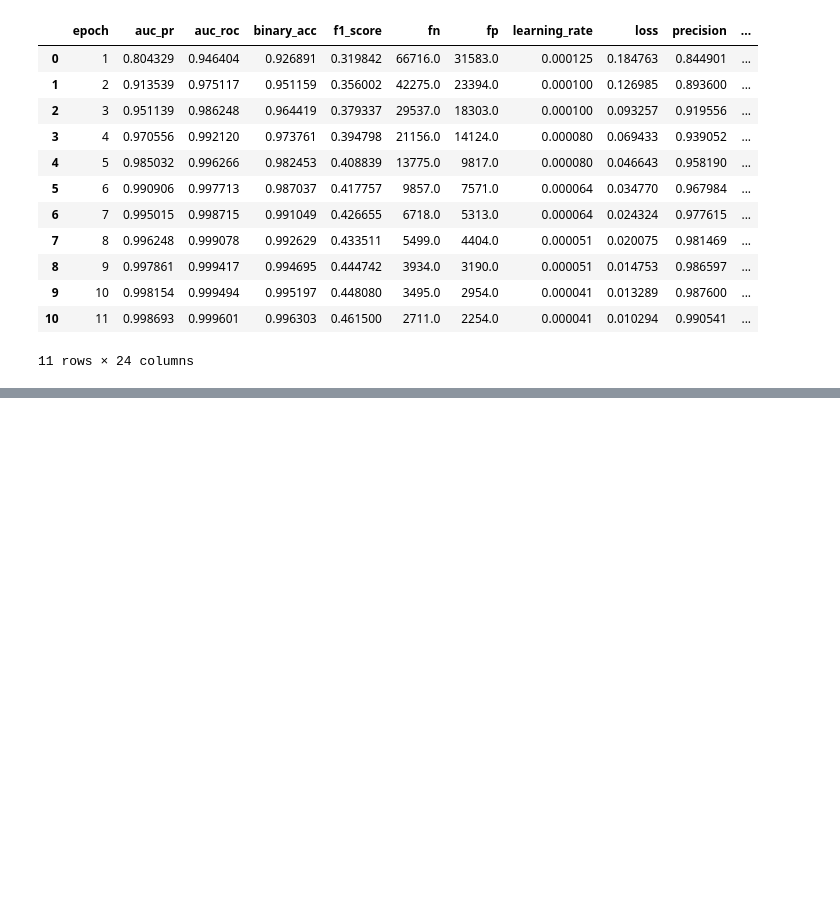
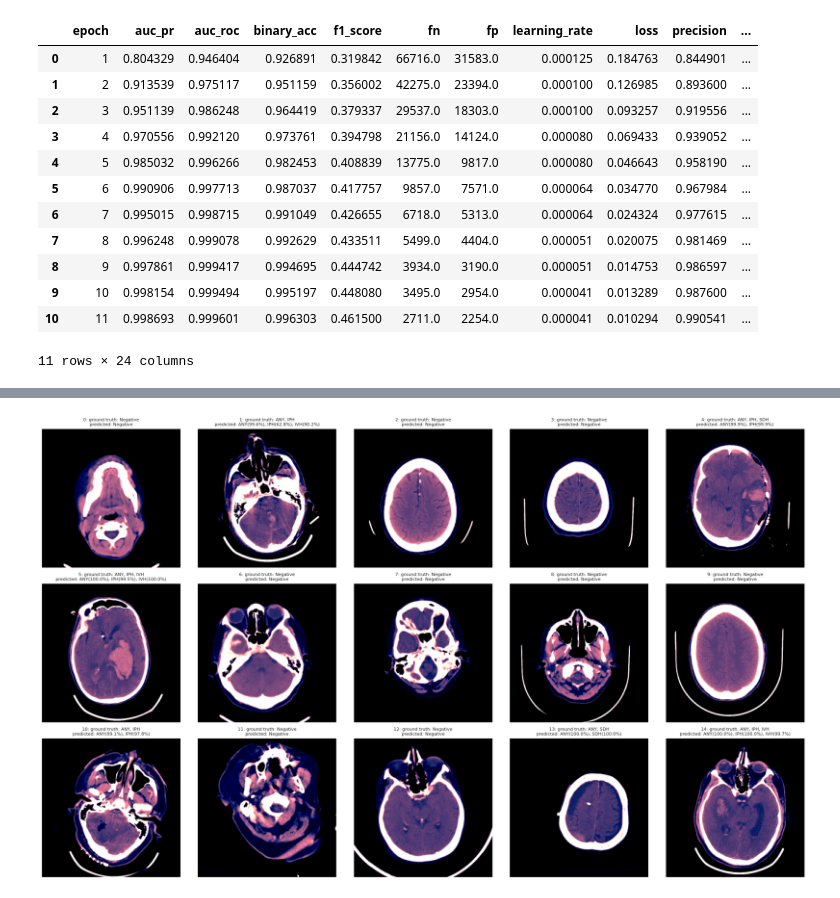
Before and after one commit to rtanx/ich-classification, a Jupyter notebook: efficientnetv2/efb4_multilabel_img.ipynb, the cells around one changed output, grey strips where cells are left out. Saved outputs shown, nothing was run; the diff lists cells and outputs as text; code cells hidden in the pictures; blank space fills up the shorter version.

```diff
--- a/efficientnetv2/efb4_multilabel_img.ipynb
+++ b/efficientnetv2/efb4_multilabel_img.ipynb
@@ -467,0 +505,52 @@ plt.show()
+# %%
+test_df = df.iloc[valid_idx]
+test_df = test_df.sample(frac=1)
+test_data_gen = TrainDataGenerator(
+    img_ids=test_df.index,
+    labels=test_df,
+    img_dir=TRAIN_DATA_PATH,
+    img_shape=INPUT_SHAPE,
+    num_classes=N_CLASSES,
+    batch_size=15,
+    under_sampling=False,
+    workers=128,
+    use_multiprocessing=True
+)
+# %%
+x_test, y_test = test_data_gen[3]
+y_test_pred = model.model(x_test,training=False)
+y_test = y_test.squeeze()
+y_test_pred = y_test_pred.numpy().squeeze()
+# %%
+labels_map = {
+    0: 'ANY', # any
+    1: 'EDH', # epidural
+    2: 'IPH', # intraparenchymal
+    3: 'IVH', # intraventricular
+    4: 'SAH', # subarachnoid
+    5: 'SDH', # subdural
+}
+
+# sanity check
+N, M = int(np.ceil(len(y_test_pred)/5)), 5
+fig, axes = plt.subplots(N, M, figsize=(M*4,N*4))
+for i, ax in enumerate(axes.flat):
+    if i < len(y_test_pred):
+        ground_truth = ", ".join([labels_map[j] for j in np.where(y_test[i] == 1)[0]])
+        ground_truth = str(i) + ': ground truth: ' + (ground_truth if len(ground_truth) > 0 else 'Negative')
+
+
+        predicted = ", ".join(['%s(%s)' % (labels_map[j], f'{y_test_pred[i][j]*100:0.01f}%') for j in np.where(y_test_pred[i] >= 0.5)[0]])
+        predicted = '\npredicted: ' + (predicted if len(predicted) > 0 else 'Negative')
+        # confidient = '\nconfidient: ' + (f'{y_test_pred[i]*100:0.001f}%' if y_test_pred[i] >= 0.5 else f'{(1-y_test_pred[i])*100:0.001f}%')
+        ax.imshow(x_test[i], cmap=plt.cm.bone)
+        ax.axis('off')
+        ax.set_title(ground_truth + predicted)
+        ax.title.set_size(8)
+    else:
+        ax.axis('off')
+
+fig.tight_layout()
+fig.show()
+# %% [output]
+[figure, added]
```
Also changed, not shown: parts of 5 cells of this notebook, 2 other files.
